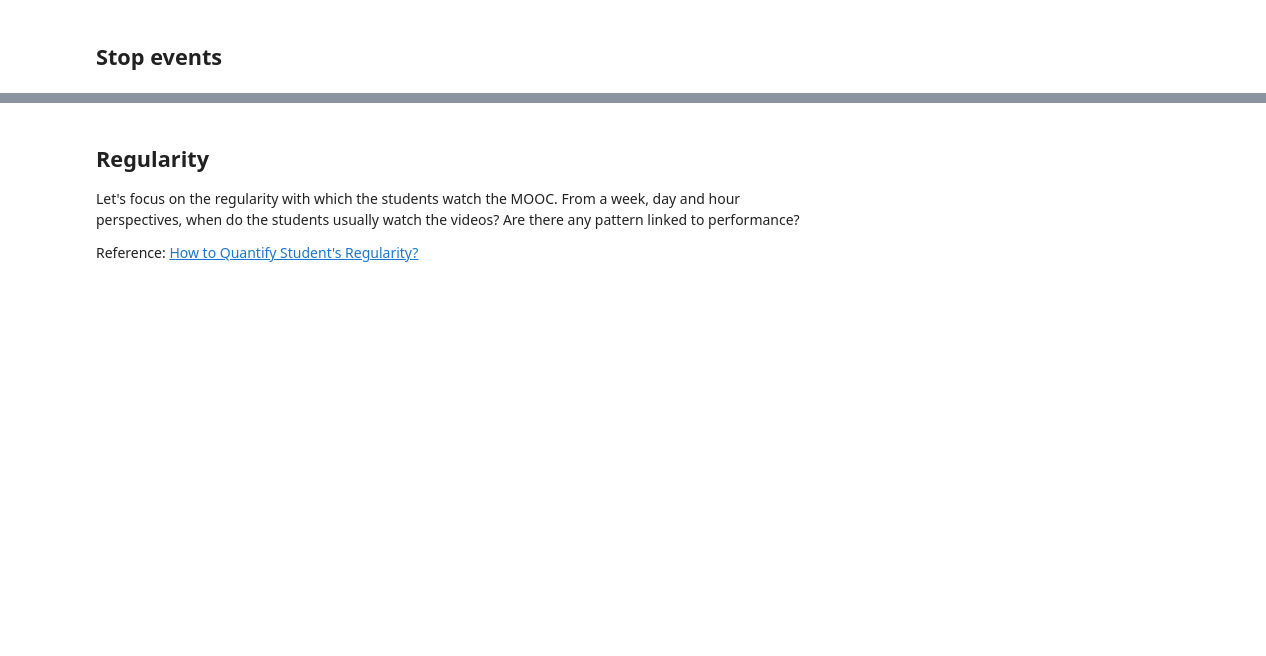
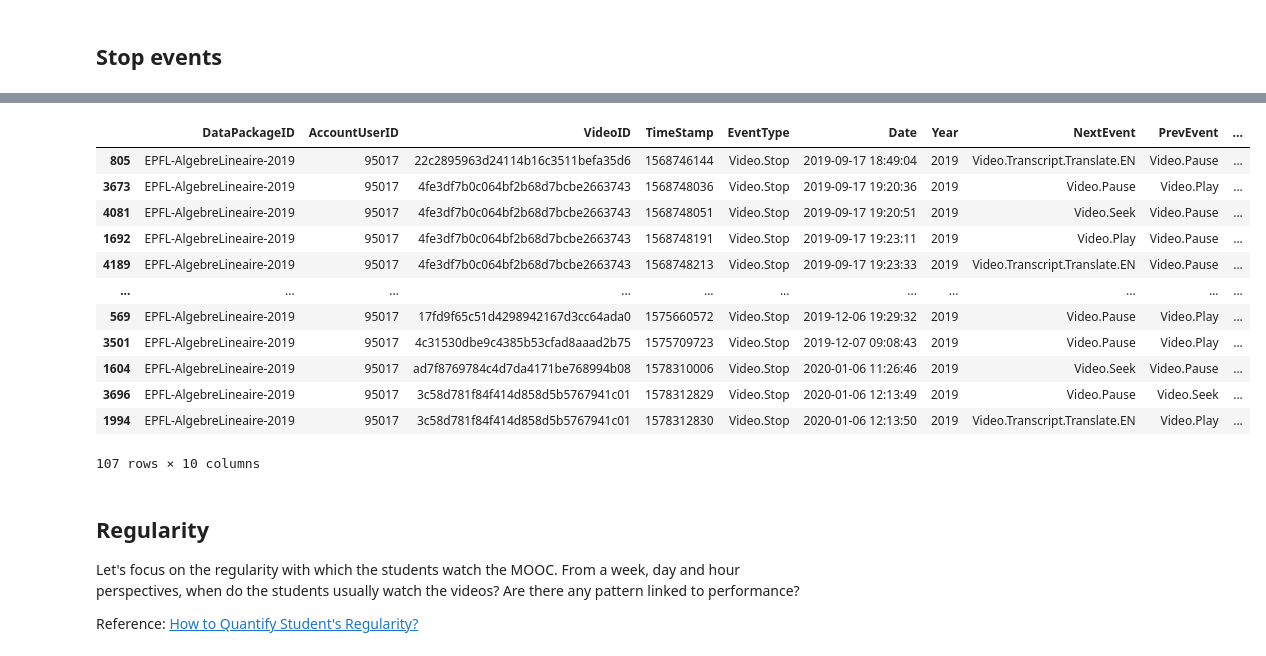
Before and after one commit to epfl-ml4ed/flipped-classroom, a Jupyter notebook: notebooks/preliminary_exploratory_analysis.ipynb, the cells around one changed output, grey strips where cells are left out. Saved outputs shown, nothing was run; the diff lists cells and outputs as text; code cells hidden in the pictures; blank space fills up the shorter version.

```diff
--- a/notebooks/preliminary_exploratory_analysis.ipynb
+++ b/notebooks/preliminary_exploratory_analysis.ipynb
@@ -332,4 +332,4 @@ Counting the number of pauses made by a student while watching a video is a feat
 # %%
 video_events = getVideoEvents()
 # %%
-user_event = video_events[video_events_events.AccountUserID == 95017]
+user_event = video_events[video_events.AccountUserID == "95017"]
@@ -336,12 +352,26 @@ user_event = video_events[video_events_events.AccountUserID == 95017]
 # %%
 def interrupted(df):
     user_event = df.copy().sort_values(by='TimeStamp')
     user_event['NextEvent'] = user_event['EventType'].shift(-1)
     user_event['PrevEvent'] = user_event['EventType'].shift(1)
     user_event['Diff'] = user_event.TimeStamp.diff()
     return user_event.loc[(user_event.EventType == 'Video.Stop')] #(user_event.PrevEvent == 'Video.Stop') |
 
-interrupted(user_event).NextEvent.unique()
+interrupted(user_event)
+# %% [output]
+|  | DataPackageID | AccountUserID | VideoID | TimeStamp | EventType | Date | Year | NextEvent | PrevEvent | ... |
+| 805 | EPFL-AlgebreLineaire-2019 | 95017 | 22c2895963d24114b16c3511befa35d6 | 1568746144 | Video.Stop | 2019-09-17 18:49:04 | 2019 | Video.Transcript.Translate.EN | Video.Pause | ... |
+| 3673 | EPFL-AlgebreLineaire-2019 | 95017 | 4fe3df7b0c064bf2b68d7bcbe2663743 | 1568748036 | Video.Stop | 2019-09-17 19:20:36 | 2019 | Video.Pause | Video.Play | ... |
+| 4081 | EPFL-AlgebreLineaire-2019 | 95017 | 4fe3df7b0c064bf2b68d7bcbe2663743 | 1568748051 | Video.Stop | 2019-09-17 19:20:51 | 2019 | Video.Seek | Video.Pause | ... |
+| 1692 | EPFL-AlgebreLineaire-2019 | 95017 | 4fe3df7b0c064bf2b68d7bcbe2663743 | 1568748191 | Video.Stop | 2019-09-17 19:23:11 | 2019 | Video.Play | Video.Pause | ... |
+| 4189 | EPFL-AlgebreLineaire-2019 | 95017 | 4fe3df7b0c064bf2b68d7bcbe2663743 | 1568748213 | Video.Stop | 2019-09-17 19:23:33 | 2019 | Video.Transcript.Translate.EN | Video.Pause | ... |
+| ... | ... | ... | ... | ... | ... | ... | ... | ... | ... | ... |
+| 569 | EPFL-AlgebreLineaire-2019 | 95017 | 17fd9f65c51d4298942167d3cc64ada0 | 1575660572 | Video.Stop | 2019-12-06 19:29:32 | 2019 | Video.Pause | Video.Play | ... |
+| 3501 | EPFL-AlgebreLineaire-2019 | 95017 | 4c31530dbe9c4385b53cfad8aaad2b75 | 1575709723 | Video.Stop | 2019-12-07 09:08:43 | 2019 | Video.Pause | Video.Play | ... |
+| 1604 | EPFL-AlgebreLineaire-2019 | 95017 | ad7f8769784c4d7da4171be768994b08 | 1578310006 | Video.Stop | 2020-01-06 11:26:46 | 2019 | Video.Seek | Video.Pause | ... |
+| 3696 | EPFL-AlgebreLineaire-2019 | 95017 | 3c58d781f84f414d858d5b5767941c01 | 1578312829 | Video.Stop | 2020-01-06 12:13:49 | 2019 | Video.Pause | Video.Seek | ... |
+| 1994 | EPFL-AlgebreLineaire-2019 | 95017 | 3c58d781f84f414d858d5b5767941c01 | 1578312830 | Video.Stop | 2020-01-06 12:13:50 | 2019 | Video.Transcript.Translate.EN | Video.Play | ... |
+107 rows × 10 columns
 # %% [markdown]
 ## Regularity
 
```
Also changed, not shown: parts of 1 cell of this notebook, 3 other files.
